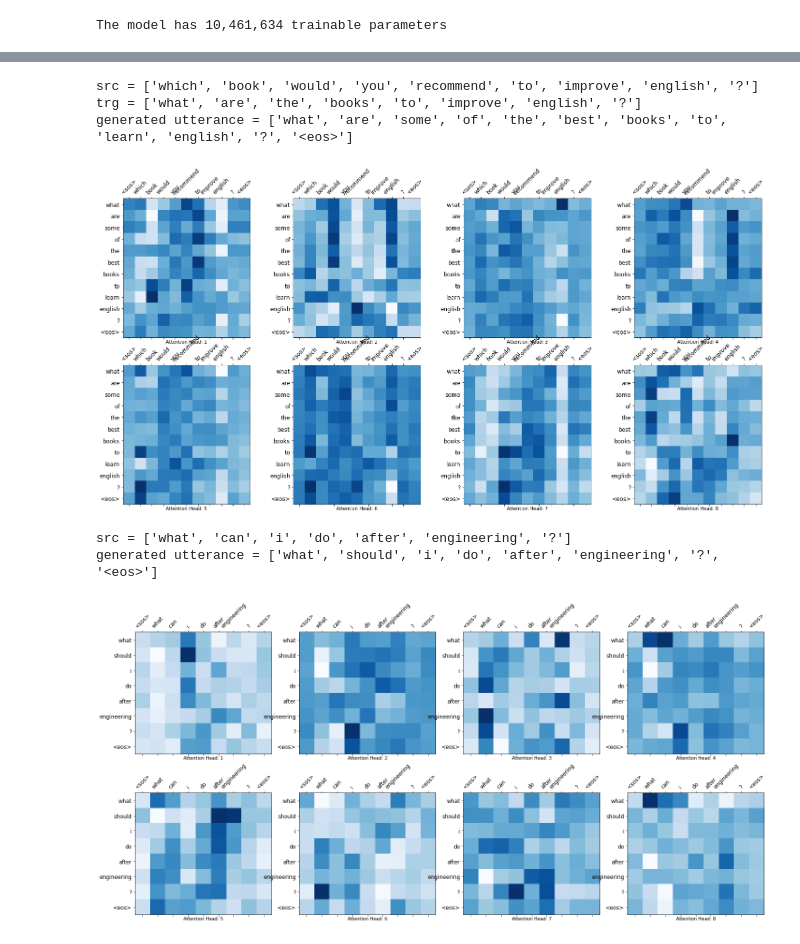
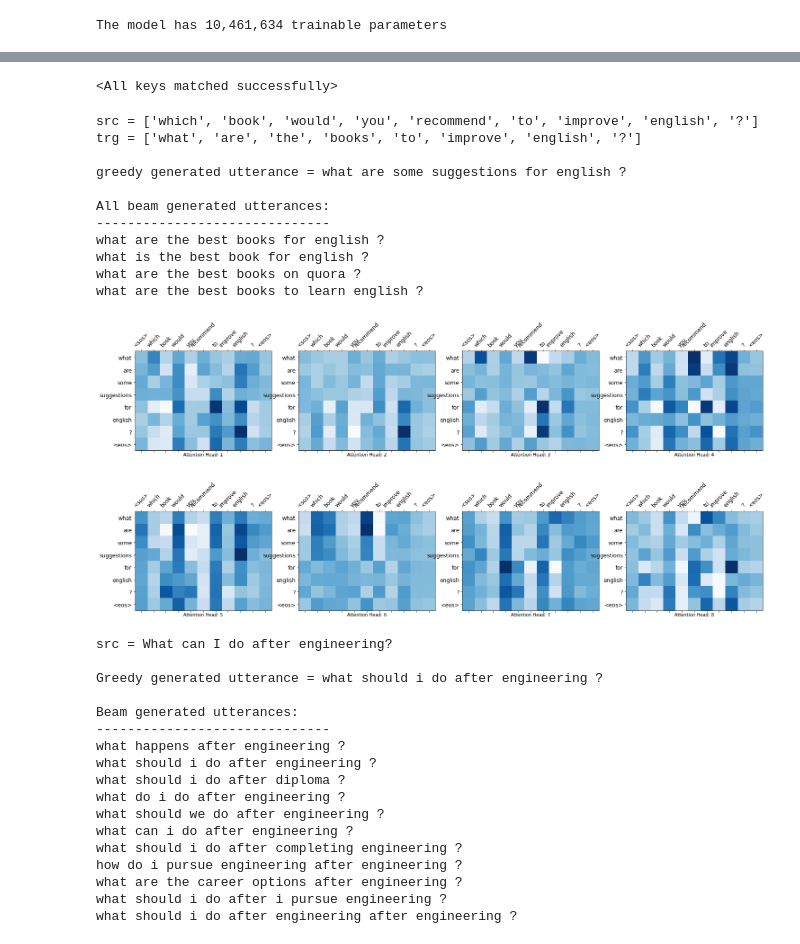
Before and after one commit to graviraja/100-Days-of-NLP, a Jupyter notebook: applications/generation/utterance_generation/Utterance Generation with Transformer.ipynb, the cells around one changed output, grey strips where cells are left out. Cells and saved outputs as stored; diff of their text form; code cells hidden in the pictures.

Commit message:
added beam search

```diff
--- a/applications/generation/utterance_generation/Utterance Generation with Transformer.ipynb
+++ b/applications/generation/utterance_generation/Utterance Generation with Transformer.ipynb
@@ -348,20 +350,20 @@ class DecoderLayer(nn.Module):
         return trg, attention
 # %%
 class Decoder(nn.Module):
-    def __init__(self, output_dim, d_model, n_layers, n_heads, pff_dim, dropout, device, max_len=500):
+    def __init__(self, output_dim, d_model, n_layers, n_heads, pff_dim, dropout, pad_idx, device, max_len=500):
         super().__init__()
 
         self.device = device
         self.word_embedding = nn.Embedding(output_dim, d_model)
         self.pos_embedding = nn.Embedding(max_len, d_model)
 
-        self.layers = nn.ModuleList([DecoderLayer(d_model, n_heads, pff_dim, dropout, device) for _ in range(n_layers)])
+        self.layers = nn.ModuleList([DecoderLayer(d_model, n_heads, pff_dim, dropout, pad_idx, device) for _ in range(n_layers)])
         self.dropout = nn.Dropout(dropout)
 
         self.fc_out = nn.Linear(d_model, output_dim)
         self.scale = torch.sqrt(torch.FloatTensor([d_model])).to(device)
 
-    def forward(self, trg, enc_src, trg_mask, src_mask):
+    def forward(self, trg, enc_src, trg_mask=None, src_mask=None):
 
         batch_size = trg.shape[0]
         trg_len = trg.shape[1]
@@ -427,6 +429,7 @@ class Transformer(nn.Module):
 
         return output, attention
 # %%
+PAD_IDX = TEXT.vocab.stoi[TEXT.pad_token]
 INPUT_DIM = len(TEXT.vocab)
 HID_DIM = 256
 ENC_LAYERS = 3
@@ -444,6 +447,7 @@ enc = Encoder(INPUT_DIM,
               ENC_HEADS,
               ENC_PF_DIM,
               ENC_DROPOUT,
+              PAD_IDX,
               device)
 
 dec = Decoder(INPUT_DIM,
@@ -452,5 +456,6 @@ dec = Decoder(INPUT_DIM,
               DEC_HEADS,
               DEC_PF_DIM,
               DEC_DROPOUT,
+              PAD_IDX,
               device)
 # %%
@@ -593,5 +597,9 @@ Epoch: 10 | Time: 1m 29.912080764770508s
+# %%
+model.load_state_dict(torch.load('model.pt'))
+# %% [output]
+<All keys matched successfully>
 # %%
-def generate_utterance(sentence, text_field, model, device, max_len=50):
+def generate_utterance_greedy(sentence, text_field, model, device, max_len=50):
     model.eval()
 
     if isinstance(sentence, str):
@@ -661,33 +779,64 @@ def display_attention(sentence, utterance, attention, n_heads=8, n_rows=2, n_col
 # %%
 example_idx = 55
 
 src = vars(valid_dataset.examples[example_idx])['source']
 trg = vars(valid_dataset.examples[example_idx])['target']
 
 print(f'src = {src}')
-print(f'trg = {trg}')
+print(f'trg = {trg}\n')
 
 
-_, utterance, attention = generate_utterance(src, TEXT, model, device)
+_, utterance, attention = generate_utterance_greedy(src, TEXT, model, device)
+_, best_one, all_utterances = generate_utterance_beam(src, TEXT, model, device)
 
-print(f'generated utterance = {utterance}')
+print(f'greedy generated utterance = {" ".join(utterance[:-1])}\n')
+print("All beam generated utterances:")
+print("------------------------------")
+for i in all_utterances:
+    print(f'{" ".join(i["hypothesis"][1:-1])}')
 
 display_attention(src, utterance, attention)
 # %% [output]
 src = ['which', 'book', 'would', 'you', 'recommend', 'to', 'improve', 'english', '?']
 trg = ['what', 'are', 'the', 'books', 'to', 'improve', 'english', '?']
-generated utterance = ['what', 'are', 'some', 'of', 'the', 'best', 'books', 'to', 'learn', 'english', '?', '<eos>']
+
+greedy generated utterance = what are some suggestions for english ?
+
+All beam generated utterances:
+------------------------------
+what are the best books for english ?
+what is the best book for english ?
+what are the best books on quora ?
+what are the best books to learn english ?
-[figure, old version]
+[figure, new version]
 # %%
 src = "What can I do after engineering?"
 
-tokens, utterance, attention = generate_utterance(src, TEXT, model, device)
+tokens, utterance, attention = generate_utterance_greedy(src, TEXT, model, device)
+_, _, all_utterances = generate_utterance_beam(src, TEXT, model, device)
+print(f'src = {src}\n')
+print(f'Greedy generated utterance = {" ".join(utterance[:-1])}\n')
+print("Beam generated utterances:")
+print("------------------------------")
+for i in all_utterances:
+    print(f'{" ".join(i["hypothesis"][1:-1])}')
 
-print(f'src = {tokens}')
-print(f'generated utterance = {utterance}')
-
-display_attention(tokens, utterance, attention)
+# display_attention(tokens, utterance, attention)
 # %% [output]
-src = ['what', 'can', 'i', 'do', 'after', 'engineering', '?']
-generated utterance = ['what', 'should', 'i', 'do', 'after', 'engineering', '?', '<eos>']
+src = What can I do after engineering?
+
+Greedy generated utterance = what should i do after engineering ?
+
+Beam generated utterances:
+------------------------------
+what happens after engineering ?
+what should i do after engineering ?
+what should i do after diploma ?
+what do i do after engineering ?
+what should we do after engineering ?
+what can i do after engineering ?
+what should i do after completing engineering ?
+how do i pursue engineering after engineering ?
+what are the career options after engineering ?
+what should i do after i pursue engineering ?
+what should i do after engineering after engineering ?
-[figure, removed]
```
Also changed, not shown: parts of 11 cells of this notebook.
